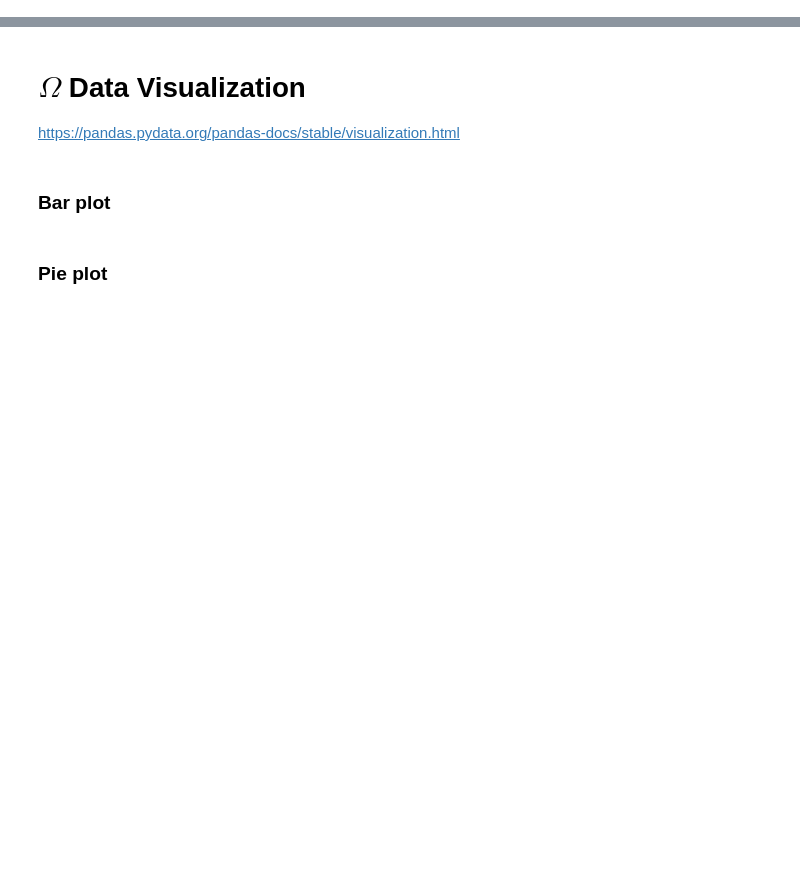
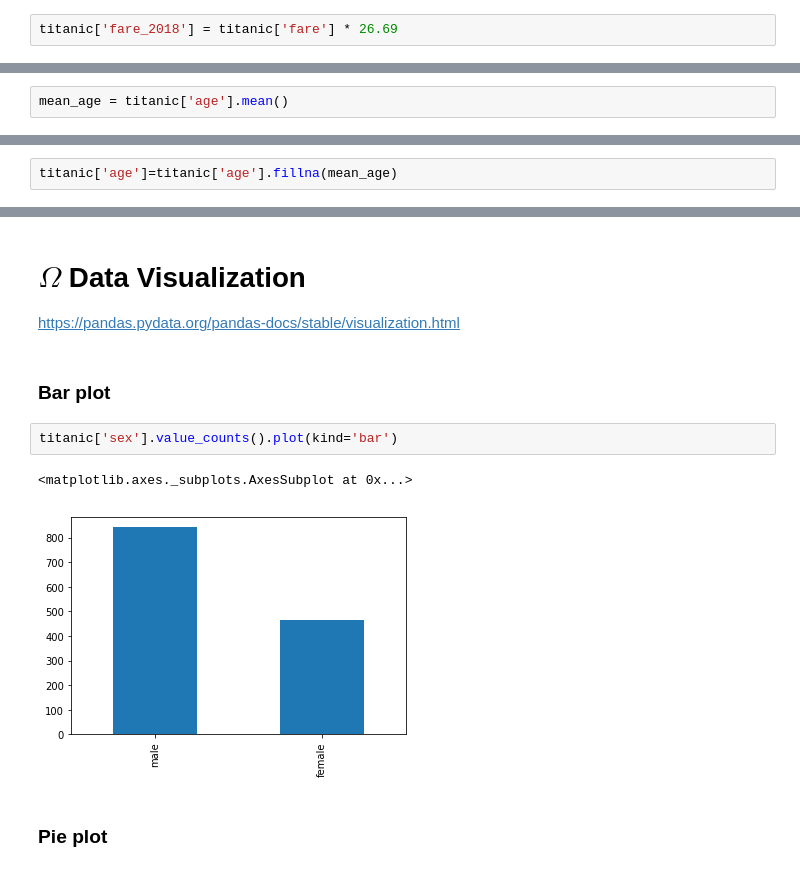
Before and after one commit to learning-stack/Colab-ML-Playbook, a Jupyter notebook: handson-ml/python_workshop_demo.ipynb, the cells around one changed output, grey strips where cells are left out. Saved outputs shown, nothing was run; the diff lists cells and outputs as text; blank space fills up the shorter version.

```diff
--- a/handson-ml/python_workshop_demo.ipynb
+++ b/handson-ml/python_workshop_demo.ipynb
@@ -151,2 +363,4 @@ According to the Bureau of Labor Statistics consumer price index, prices in 2018
 # %% [markdown]
 ### Add new column
+# %%
+titanic['fare_2018'] = titanic['fare'] * 26.69
@@ -155,2 +401,4 @@ According to the Bureau of Labor Statistics consumer price index, prices in 2018
 # %% [markdown]
 ### Calculate mean
+# %%
+mean_age = titanic['age'].mean()
@@ -157,2 +409,4 @@ According to the Bureau of Labor Statistics consumer price index, prices in 2018
 # %% [markdown]
 ### Fill missing values
+# %%
+titanic['age']=titanic['age'].fillna(mean_age)
@@ -179,5 +535,10 @@ According to the Bureau of Labor Statistics consumer price index, prices in 2018
 https://pandas.pydata.org/pandas-docs/stable/visualization.html
 # %% [markdown]
 ### Bar plot
+# %%
+titanic['sex'].value_counts().plot(kind='bar')
+# %% [output]
+<matplotlib.axes._subplots.AxesSubplot at 0x...>
+[figure, added]
 # %% [markdown]
 ### Pie plot
```
Also changed, not shown: parts of 36 cells of this notebook.
